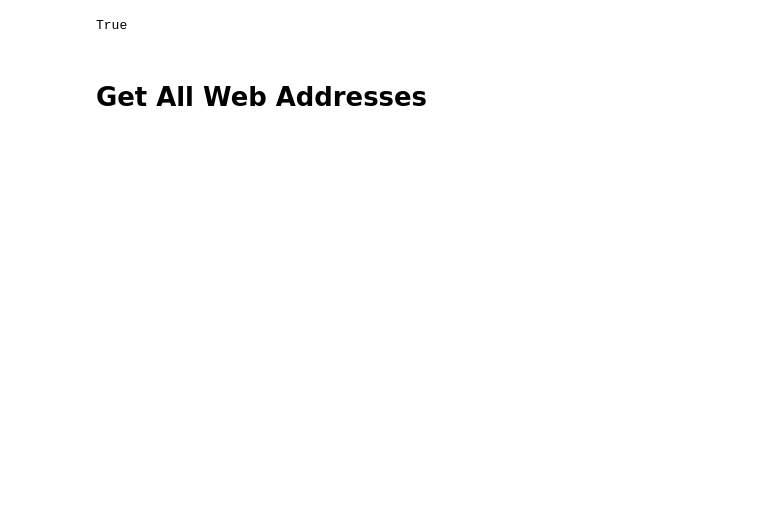
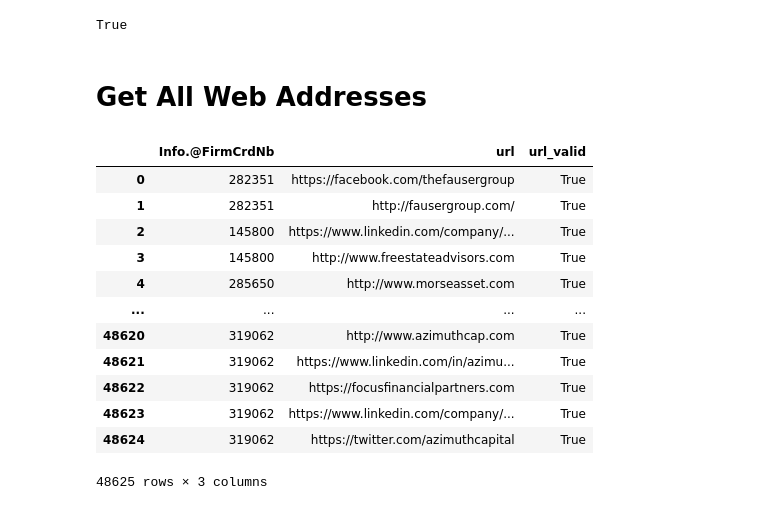
Before and after one commit to austinpracticaldatascience/RIA_websites, a Jupyter notebook: EDA.ipynb, the cells around one changed output. Drawn from its saved outputs; the diff is of its cells as text; code cells hidden in the pictures; blank space fills up the shorter version.

```diff
--- a/EDA.ipynb
+++ b/EDA.ipynb
@@ -13,7 +13,7 @@ import validators
 # %% [markdown]
 ## SEC-Registered
 # %%
-df_sec = pd.read_csv('data/sec/IA_FIRM_SEC_Feed_02_02_2023.csv')
+df_sec = pd.read_csv('data/sec/IA_FIRM_SEC_Feed_02_15_2023.csv')
 # %%
 sorted(df_sec.columns.to_list())
 # %% [output]
@@ -43,5 +43,3 @@ df_sec.shape[0]
 # %%
-df_sec['large_or_mid_sized'] = np.where((df_sec['FormInfo.Part1A.Item2A.@Q2A1'] == 'Y') | (df_sec['FormInfo.Part1A.Item2A.@Q2A2'] == 'Y'),
-                                        True,
-                                        False)
+df_sec['large_or_mid_sized'] = (df_sec['FormInfo.Part1A.Item2A.@Q2A1'] == 'Y') | (df_sec['FormInfo.Part1A.Item2A.@Q2A2'] == 'Y')
 # %%
@@ -125,3 +142,19 @@ def get_all_urls(df, valid_only=True):
     return df_urls
 # %%
 df_sec_reg_urls = get_all_urls(df_sec_reg, valid_only=False)
+# %%
+df_sec_reg_urls
+# %% [output]
+|  | Info.@FirmCrdNb | url | url_valid |
+| 0 | 282351 | https://facebook.com/thefausergroup | True |
+| 1 | 282351 | http://fausergroup.com/ | True |
+| 2 | 145800 | https://www.linkedin.com/company/... | True |
+| 3 | 145800 | http://www.freestateadvisors.com | True |
+| 4 | 285650 | http://www.morseasset.com | True |
+| ... | ... | ... | ... |
+| 48620 | 319062 | http://www.azimuthcap.com | True |
+| 48621 | 319062 | https://www.linkedin.com/in/azimu... | True |
+| 48622 | 319062 | https://focusfinancialpartners.com | True |
+| 48623 | 319062 | https://www.linkedin.com/company/... | True |
+| 48624 | 319062 | https://twitter.com/azimuthcapital | True |
+48625 rows × 3 columns
```
Also changed, not shown: parts of 51 cells of this notebook, 1 other file.
